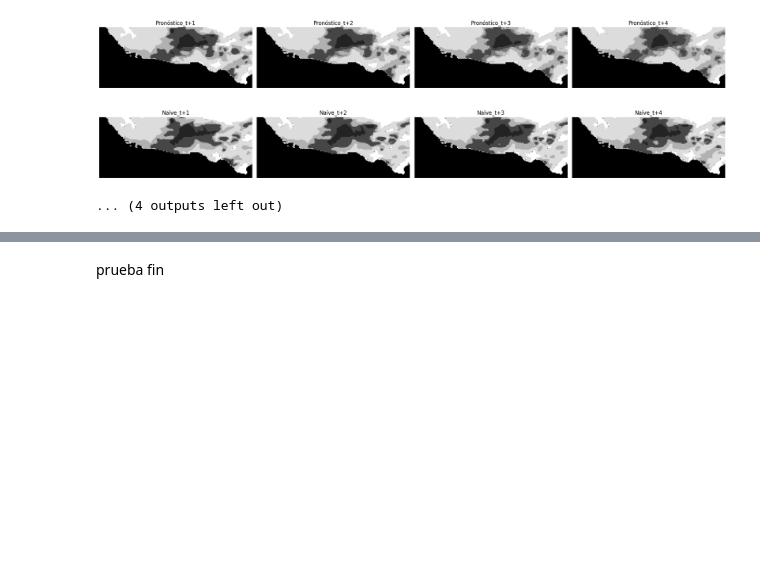
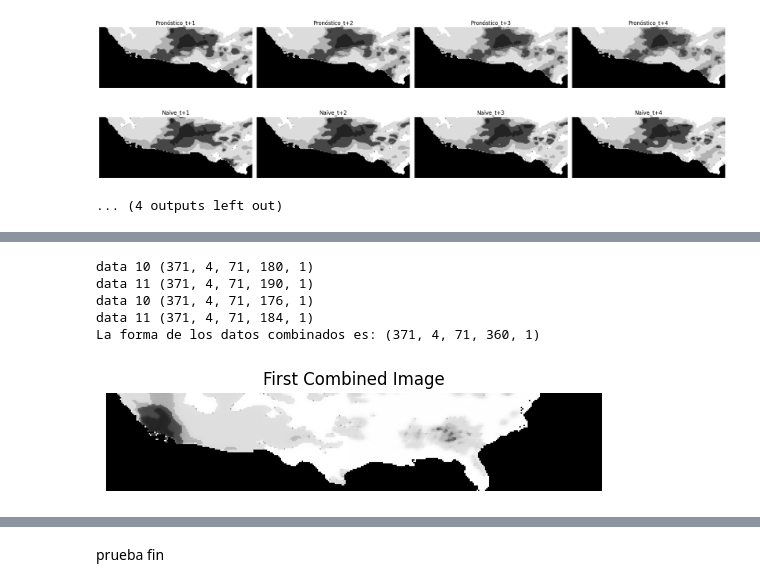
Before and after one commit to SahirReyes30/ImageXpartes, a Jupyter notebook: AlgorimoConvLSTM.ipynb, the cells around one changed output, grey strips where cells are left out. Drawn from its saved outputs; the diff is of its cells as text; code cells hidden in the pictures; blank space fills up the shorter version.

```diff
--- a/AlgorimoConvLSTM.ipynb
+++ b/AlgorimoConvLSTM.ipynb
@@ -767,0 +820,28 @@ COLORSS [[0.        ]
+# %%
+data1_0 = np.load("DroughtDatasetMask/dataset/BordesNuevos/61_180Part1_0/PredictionsConvolutionLSTM_forecast_71_180_Part1_0_w5.npy")
+data1_1 = np.load("DroughtDatasetMask/dataset/BordesNuevos/61_180Part1_1/PredictionsConvolutionLSTM_forecast_71_190_Part1_1_w5.npy")
+
+print("data 10",data1_0.shape)
+print("data 11",data1_1.shape)
+data1_0 = data1_0[:, :, :,:-4, :]
+data1_1 = data1_1[:, :, :, 6:, :]
+print("data 10",data1_0.shape)
+print("data 11",data1_1.shape)
+
+#concatena los datos
+combined_data1 = np.concatenate((data1_0, data1_1), axis=3)
+
+# La forma final esperada debería ser (371, 4, 122, 360, 1)
+print("La forma de los datos combinados es:", combined_data1.shape)
+
+plt.imshow(combined_data1[0,0], cmap='gray')
+plt.title("First Combined Image")
+plt.axis('off')
+plt.show()
+# %% [output]
+data 10 (371, 4, 71, 180, 1)
+data 11 (371, 4, 71, 190, 1)
+data 10 (371, 4, 71, 176, 1)
+data 11 (371, 4, 71, 184, 1)
+La forma de los datos combinados es: (371, 4, 71, 360, 1)
+[figure, added]
```
Also changed, not shown: parts of 29 cells of this notebook.
